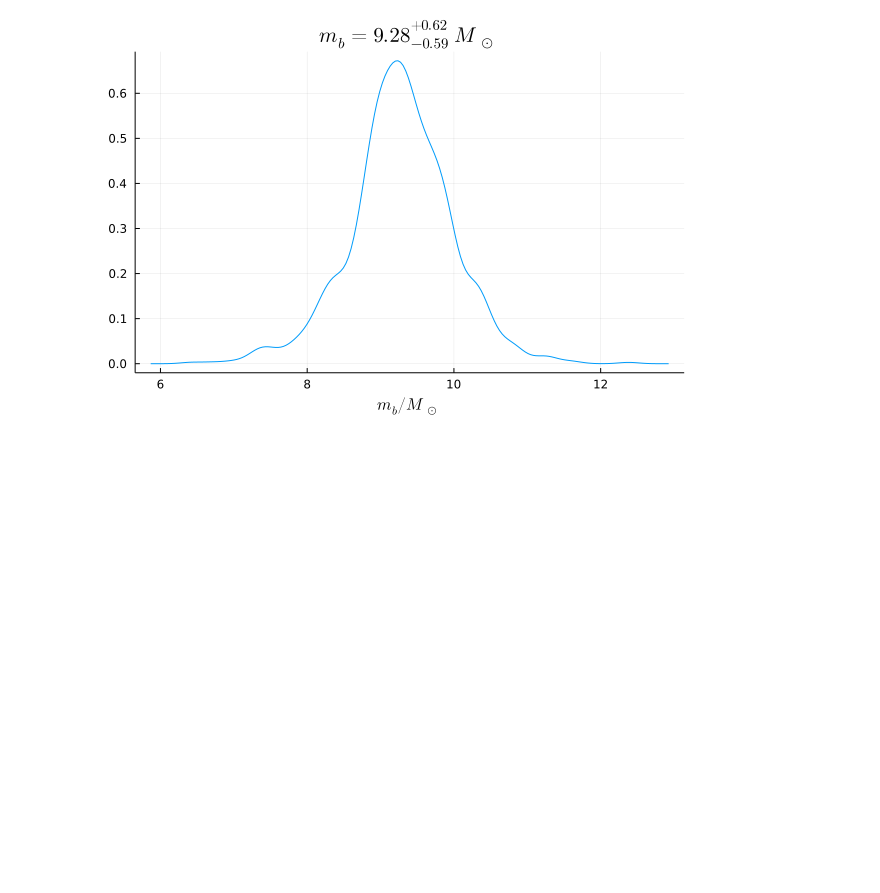
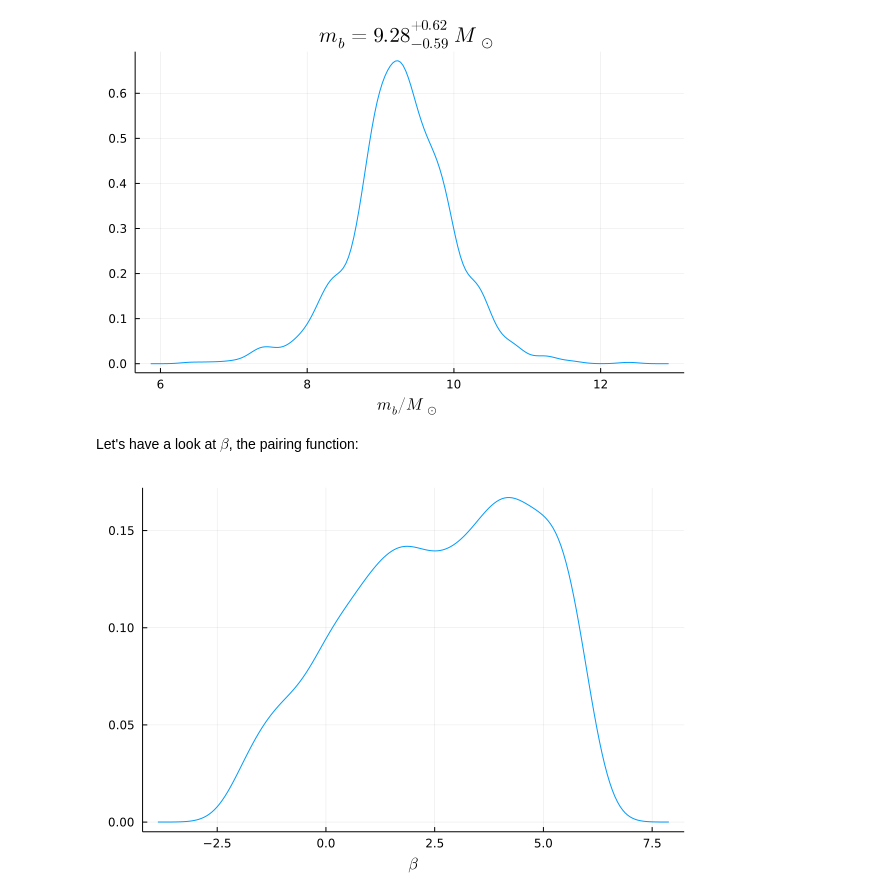
Before and after one commit to farr/Bump10MSun, a Jupyter notebook: notebooks/PostProcess.ipynb, the cells around one changed output. Drawn from its saved outputs; the diff is of its cells as text; code cells hidden in the pictures; blank space fills up the shorter version.

```diff
--- a/notebooks/PostProcess.ipynb
+++ b/notebooks/PostProcess.ipynb
@@ -83,3 +96,9 @@ h = quantile(x, 0.84)
 title!(@sprintf("\$m_b = %.2f^{+%.2f}_{-%.2f} \\, M_\\odot\$", m, h-m, m-l))
 # %% [output]
 [figure]
+# %% [markdown]
+Let's have a look at $\beta$, the pairing function:
+# %%
+@df trace density(:beta, xlabel=L"\beta", legend=nothing)
+# %% [output]
+[figure, added]
```
Also changed, not shown: parts of 2 cells of this notebook.
